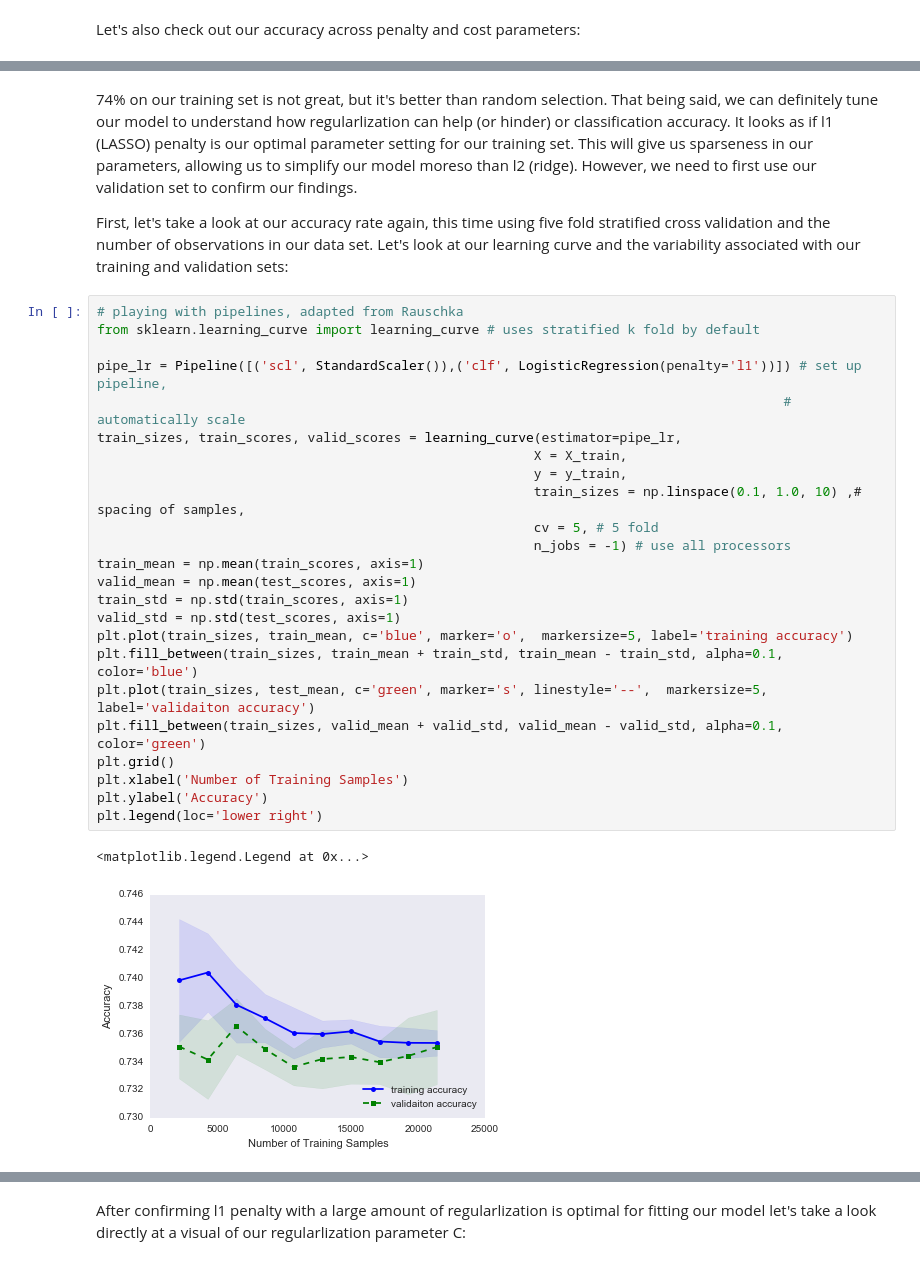
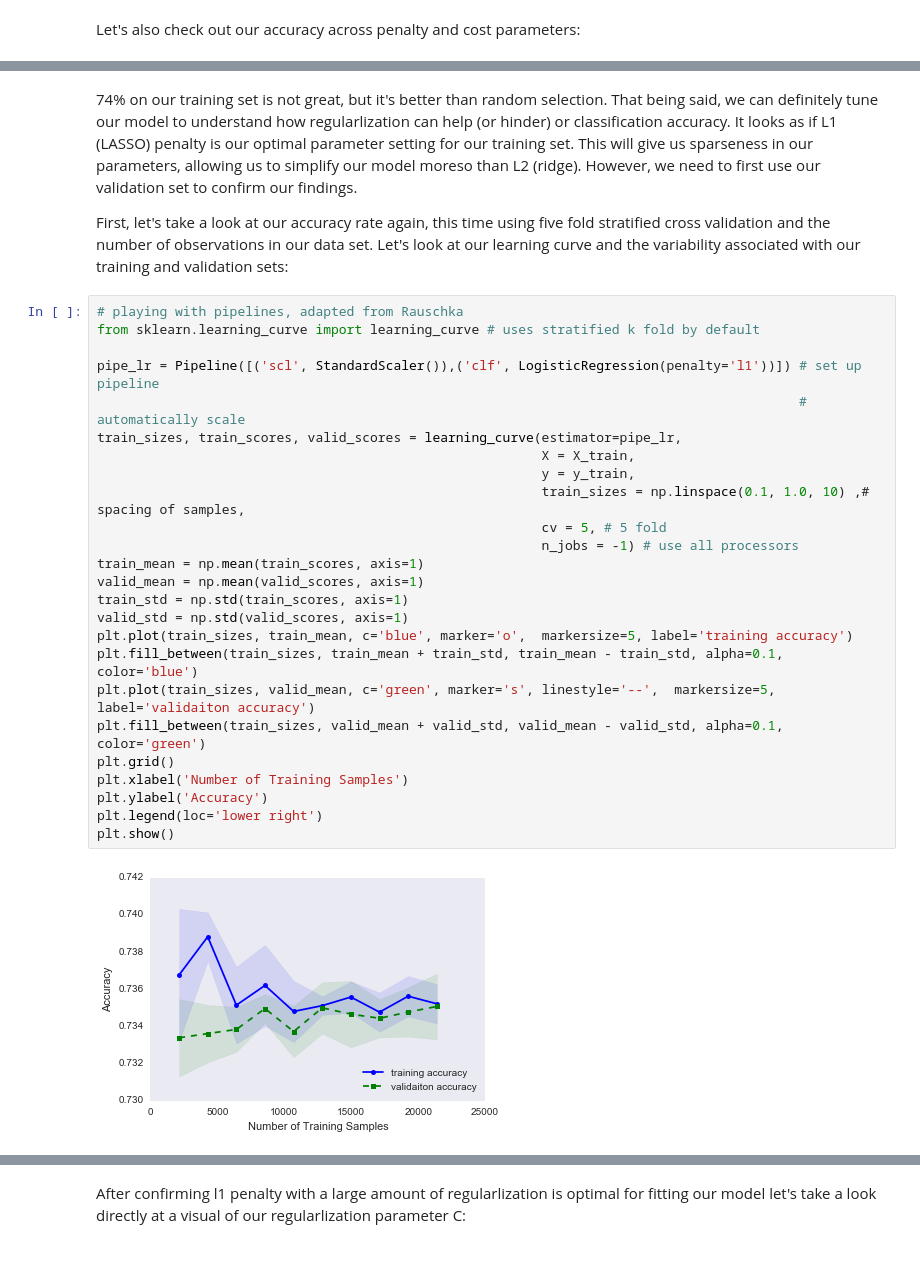
Before and after one commit to mg826/Data_Mining, a Jupyter notebook: Project1_AnimalOutcomes/Project1_Exploration_Visualization_Dreduce.ipynb, the cells around one changed output, grey strips where cells are left out. Drawn from its saved outputs; the diff is of its cells as text.

```diff
--- a/Project1_AnimalOutcomes/Project1_Exploration_Visualization_Dreduce.ipynb
+++ b/Project1_AnimalOutcomes/Project1_Exploration_Visualization_Dreduce.ipynb
@@ -704,32 +709,32 @@ plt.show()
 # %% [markdown]
-74% on our training set is not great, but it's better than random selection. That being said, we can definitely tune our model to understand how regularlization can help (or hinder) or classification accuracy. It looks as if l1 (LASSO) penalty is our optimal parameter setting for our training set. This will give us sparseness in our parameters, allowing us to simplify our model moreso than l2 (ridge). However, we need to first use our validation set to confirm our findings.
+74% on our training set is not great, but it's better than random selection. That being said, we can definitely tune our model to understand how regularlization can help (or hinder) or classification accuracy. It looks as if L1 (LASSO) penalty is our optimal parameter setting for our training set. This will give us sparseness in our parameters, allowing us to simplify our model moreso than L2 (ridge). However, we need to first use our validation set to confirm our findings.
 
 First, let's take a look at our accuracy rate again, this time using five fold stratified cross validation and the number of observations in our data set. Let's look at our learning curve and the variability associated with our training and validation sets:
 # %%
 # playing with pipelines, adapted from Rauschka
 from sklearn.learning_curve import learning_curve # uses stratified k fold by default
 
-pipe_lr = Pipeline([('scl', StandardScaler()),('clf', LogisticRegression(penalty='l1'))]) # set up pipeline,
-                                                                                        # automatically scale
+pipe_lr = Pipeline([('scl', StandardScaler()),('clf', LogisticRegression(penalty='l1'))]) # set up pipeline
+                                                                                          # automatically scale
 train_sizes, train_scores, valid_scores = learning_curve(estimator=pipe_lr,
-                                                        X = X_train,
-                                                        y = y_train,
-                                                        train_sizes = np.linspace(0.1, 1.0, 10) ,# spacing of samples,
-                                                        cv = 5, # 5 fold
-                                                        n_jobs = -1) # use all processors
+                                                         X = X_train,
+                                                         y = y_train,
+                                                         train_sizes = np.linspace(0.1, 1.0, 10) ,# spacing of samples,
+                                                         cv = 5, # 5 fold
+                                                         n_jobs = -1) # use all processors
 train_mean = np.mean(train_scores, axis=1)
-valid_mean = np.mean(test_scores, axis=1)
+valid_mean = np.mean(valid_scores, axis=1)
 train_std = np.std(train_scores, axis=1)
-valid_std = np.std(test_scores, axis=1)
+valid_std = np.std(valid_scores, axis=1)
 plt.plot(train_sizes, train_mean, c='blue', marker='o',  markersize=5, label='training accuracy')
 plt.fill_between(train_sizes, train_mean + train_std, train_mean - train_std, alpha=0.1, color='blue')
-plt.plot(train_sizes, test_mean, c='green', marker='s', linestyle='--',  markersize=5, label='validaiton accuracy')
+plt.plot(train_sizes, valid_mean, c='green', marker='s', linestyle='--',  markersize=5, label='validaiton accuracy')
 plt.fill_between(train_sizes, valid_mean + valid_std, valid_mean - valid_std, alpha=0.1, color='green')
 plt.grid()
 plt.xlabel('Number of Training Samples')
 plt.ylabel('Accuracy')
 plt.legend(loc='lower right')
+plt.show()
 # %% [output]
-<matplotlib.legend.Legend at 0x...>
-[figure, old version]
+[figure, new version]
 # %% [markdown]
```
Also changed, not shown: parts of 27 cells of this notebook.
